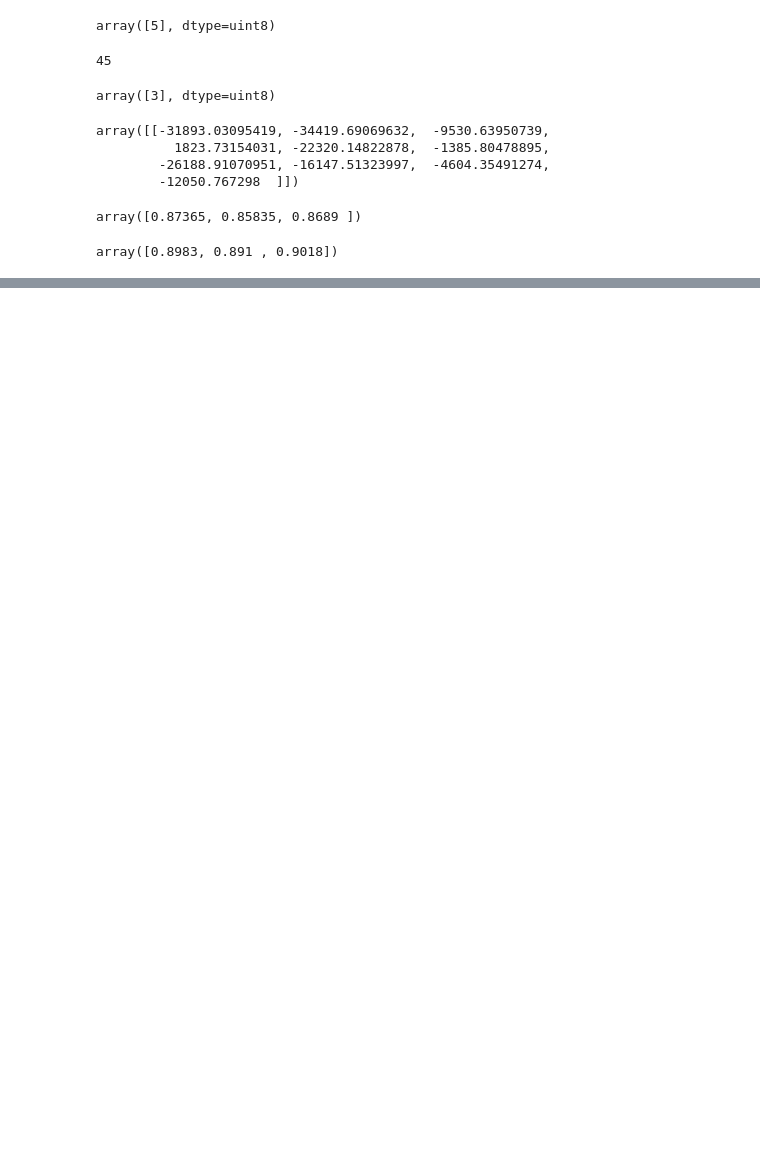
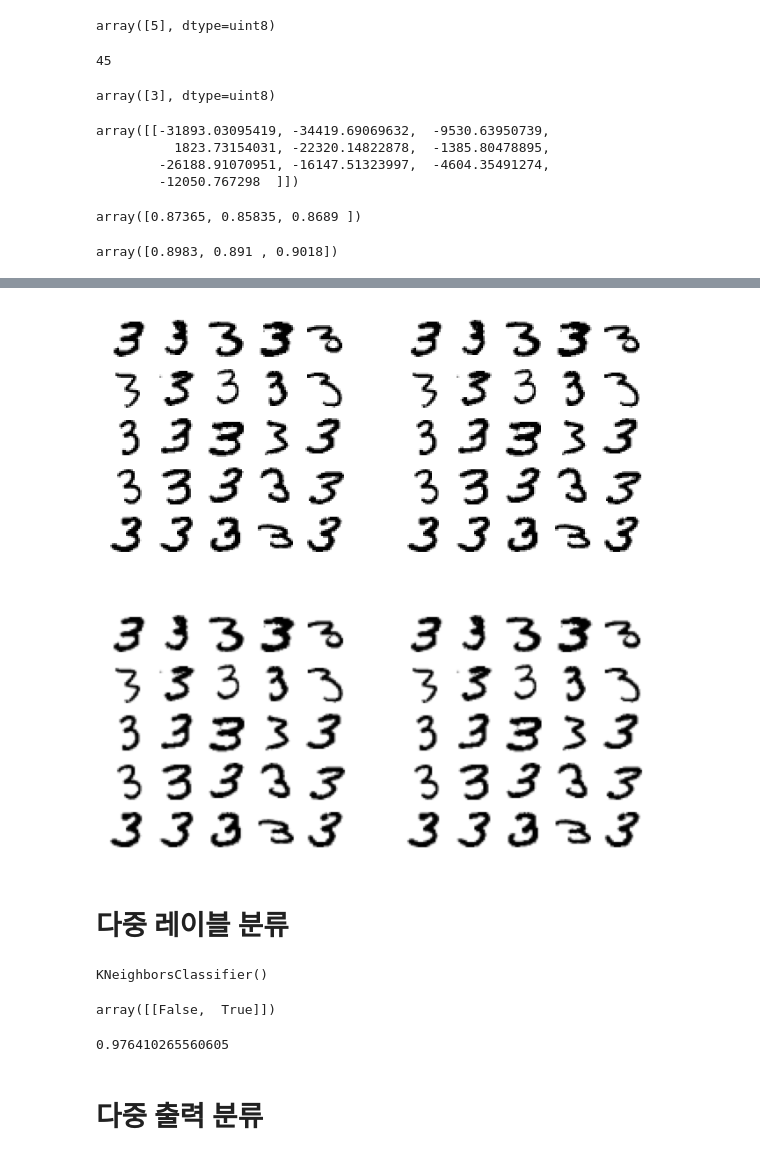
Before and after one commit to chaiminwoo0223/Advanced-Machine-Learning, a Jupyter notebook: 03 - Classification.ipynb, the cells around one changed output, grey strips where cells are left out. Drawn from its saved outputs; the diff is of its cells as text; code cells hidden in the pictures; blank space fills up the shorter version.

```diff
--- a/03 - Classification.ipynb
+++ b/03 - Classification.ipynb
@@ -368,0 +423,39 @@ array([0.8983, 0.891 , 0.9018])
+# %%
+cl_a, cl_b = 3, 5
+X_aa = X_train[(y_train == cl_a) & (y_train_pred == cl_a)]
+X_ab = X_train[(y_train == cl_a) & (y_train_pred == cl_b)]
+X_ba = X_train[(y_train == cl_b) & (y_train_pred == cl_a)]
+X_ba = X_train[(y_train == cl_b) & (y_train_pred == cl_b)]
+
+plt.figure(figsize=(8,8))
+plt.subplot(221); plot_digits(X_aa[:25], images_per_row=5)
+plt.subplot(222); plot_digits(X_aa[:25], images_per_row=5)
+plt.subplot(223); plot_digits(X_aa[:25], images_per_row=5)
+plt.subplot(224); plot_digits(X_aa[:25], images_per_row=5)
+plt.show()
+# %% [output]
+[figure, added]
+# %% [markdown]
+# 다중 레이블 분류
+# %%
+from sklearn.neighbors import KNeighborsClassifier
+
+y_train_large = (y_train >= 7)
+y_train_odd = (y_train % 2 == 1)
+y_multilabel = np.c_[y_train_large, y_train_odd]
+
+knn_clf = KNeighborsClassifier()
+knn_clf.fit(X_train, y_multilabel)
+# %% [output]
+KNeighborsClassifier()
+# %%
+knn_clf.predict([some_digit])
+# %% [output]
+array([[False,  True]])
+# %%
+y_train_knn_pred = cross_val_predict(knn_clf, X_train, y_multilabel, cv=3)
+f1_score(y_multilabel, y_train_knn_pred, average="macro")
+# %% [output]
+0.976410265560605
+# %% [markdown]
+# 다중 출력 분류
```
Also changed, not shown: parts of 11 cells of this notebook.
